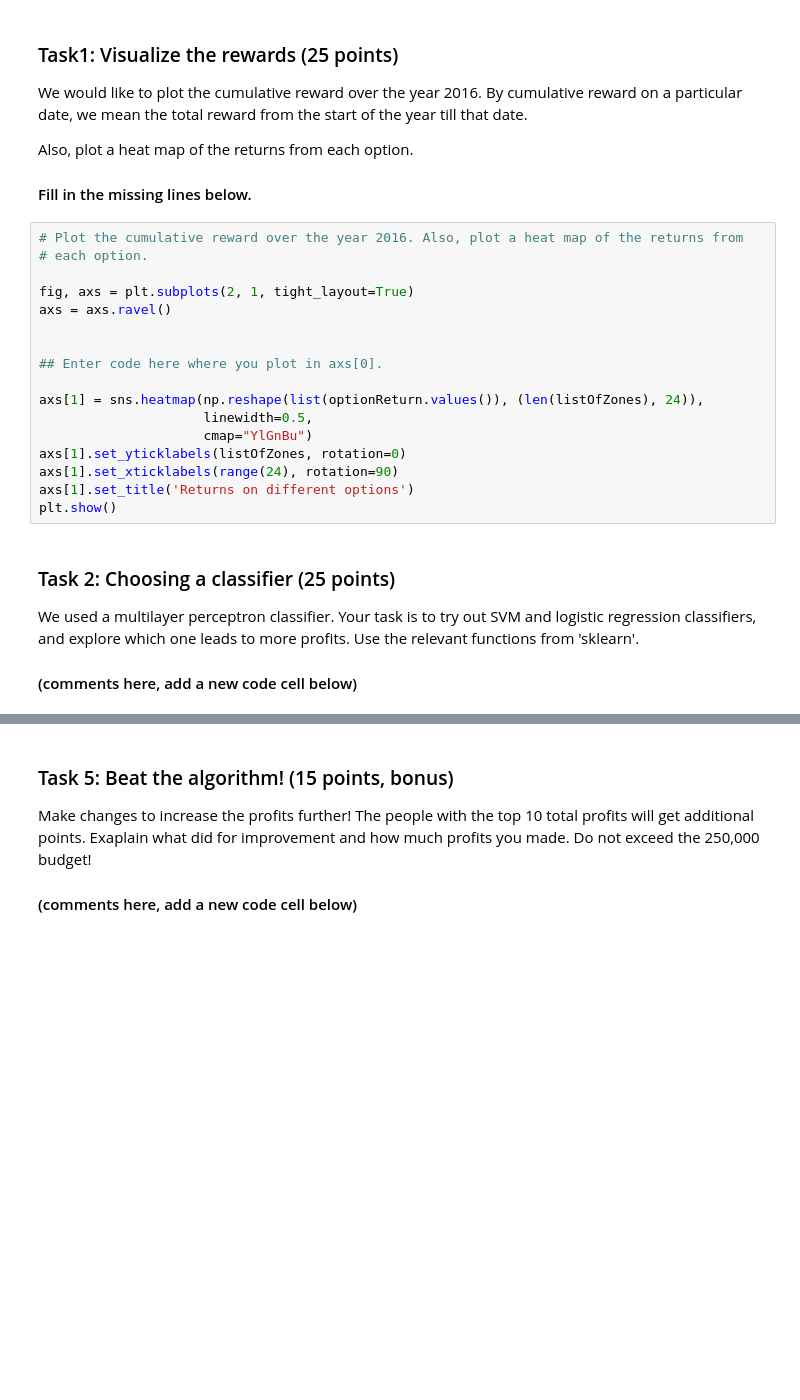
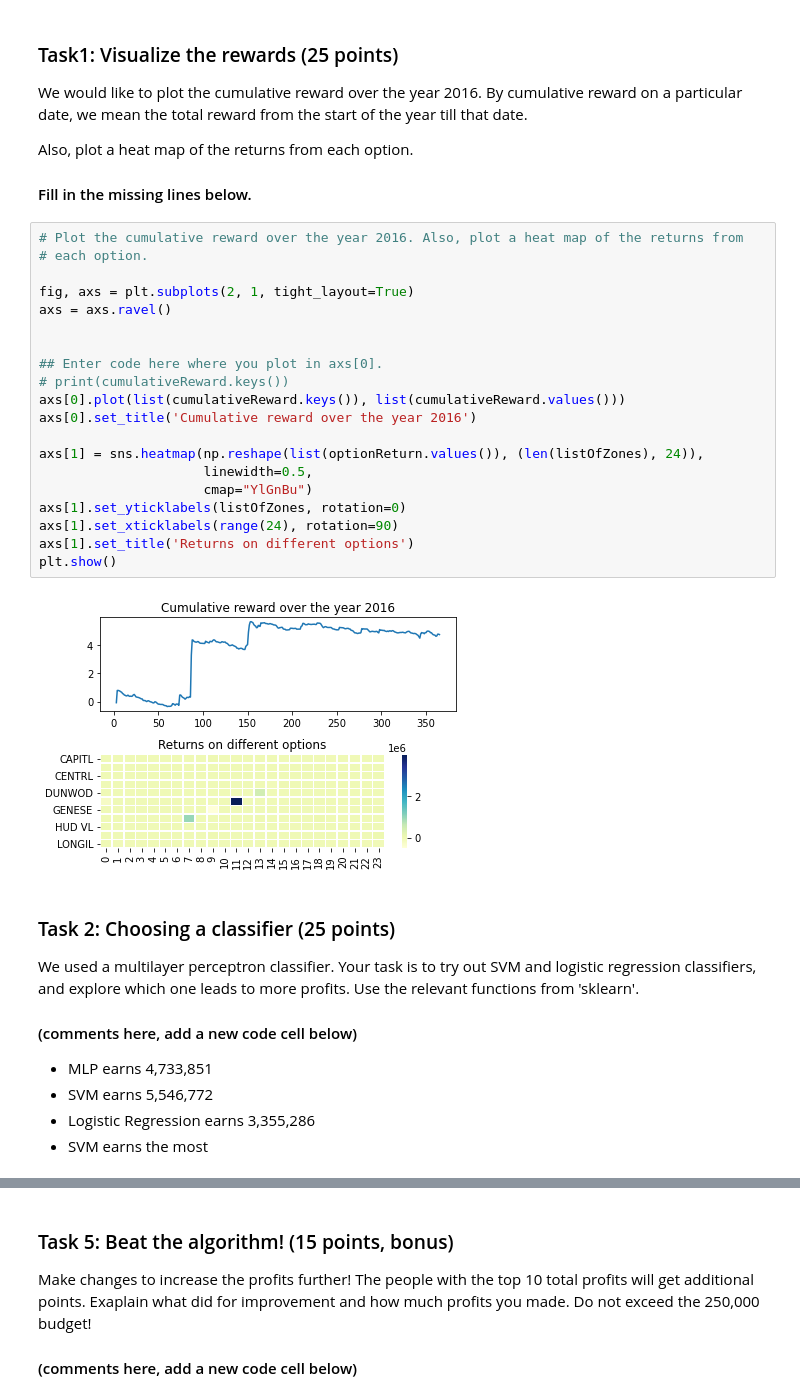
Before and after one commit to samuel95207/2021-FA-UIUC-ECE365-Data-Science-and-Engineering, a Jupyter notebook: Part2/Lab3/Virtual Bidding in NYISO markets-Students.ipynb, the cells around one changed output, grey strips where cells are left out. Drawn from its saved outputs; the diff is of its cells as text; blank space fills up the shorter version.

```diff
--- a/Part2/Lab3/Virtual Bidding in NYISO markets-Students.ipynb
+++ b/Part2/Lab3/Virtual Bidding in NYISO markets-Students.ipynb
@@ -346,23 +449,32 @@ Also, plot a heat map of the returns from each option.
 # %%
 # Plot the cumulative reward over the year 2016. Also, plot a heat map of the returns from
 # each option.
 
 fig, axs = plt.subplots(2, 1, tight_layout=True)
 axs = axs.ravel()
 
 
 ## Enter code here where you plot in axs[0].
+# print(cumulativeReward.keys())
+axs[0].plot(list(cumulativeReward.keys()), list(cumulativeReward.values()))
+axs[0].set_title('Cumulative reward over the year 2016')
 
 axs[1] = sns.heatmap(np.reshape(list(optionReturn.values()), (len(listOfZones), 24)),
                      linewidth=0.5,
                      cmap="YlGnBu")
 axs[1].set_yticklabels(listOfZones, rotation=0)
 axs[1].set_xticklabels(range(24), rotation=90)
 axs[1].set_title('Returns on different options')
 plt.show()
+# %% [output]
+[figure, added]
 # %% [markdown]
 ### Task 2: Choosing a classifier (25 points)
 
 We used a multilayer perceptron classifier. Your task is to try out SVM and logistic regression classifiers, and explore which one leads to more profits. Use the relevant functions from 'sklearn'.
 
 #### (comments here, add a new code cell below)
+* MLP earns 4,733,851
+* SVM earns 5,546,772
+* Logistic Regression earns 3,355,286
+* SVM earns the most
```
Also changed, not shown: parts of 16 cells of this notebook, 2 other files.
